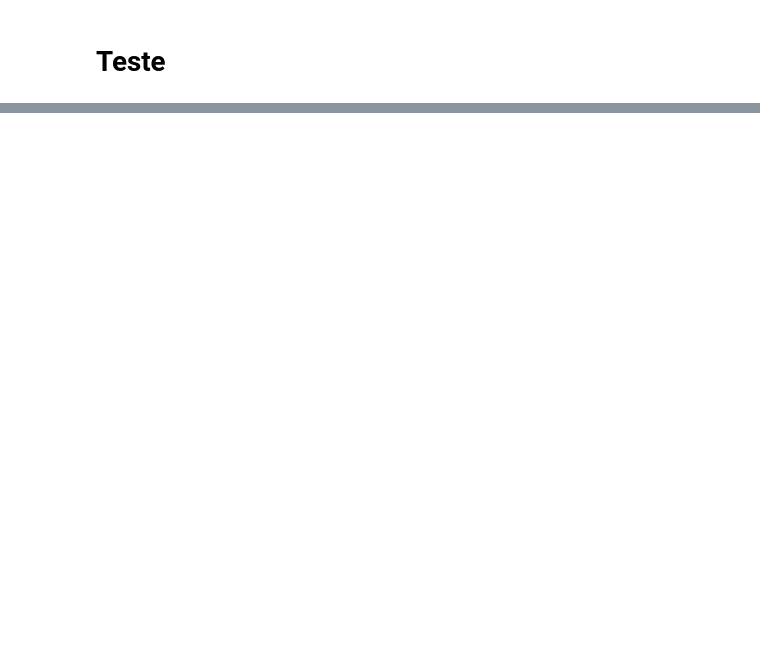
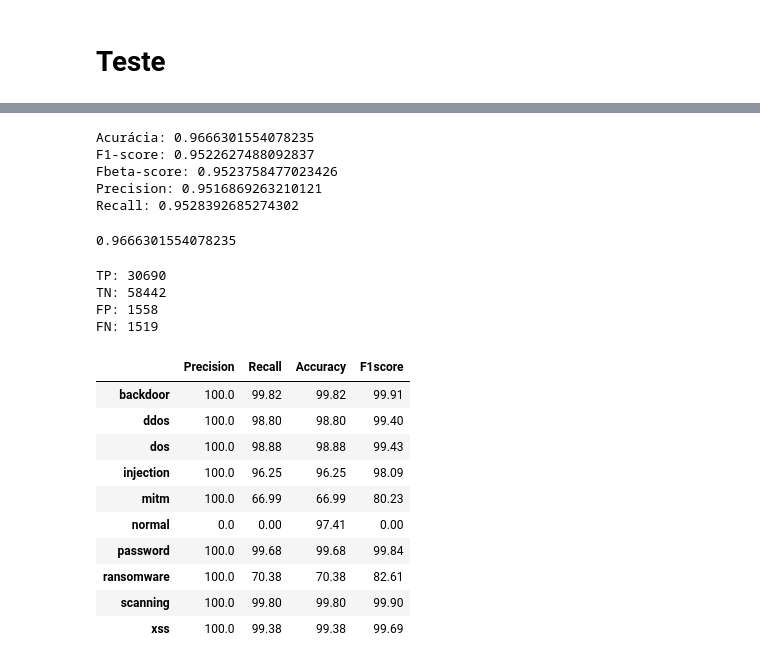
Before and after one commit to igorruys/ton-iot-mestrado, a Jupyter notebook: logreg_binario_novo.ipynb, the cells around one changed output, grey strips where cells are left out. Drawn from its saved outputs; the diff is of its cells as text; code cells hidden in the pictures; blank space fills up the shorter version.

```diff
--- a/logreg_binario_novo.ipynb
+++ b/logreg_binario_novo.ipynb
@@ -114,10 +171,11 @@ Melhor score de validação cruzada: 0.951666131380777
 # %%
 #Melhores hiperparametros com possibilidade de modelos maiores
-best_params = {'C': 10000.0, 'class_weight': 'balanced', 'max_iter': 250, 'random_state': 42, 'threshold': 0.5539457134966522}
+#best_params = {'C': 10000.0, 'class_weight': 'balanced', 'max_iter': 250, 'random_state': 42, 'threshold': 0.5539457134966522}
+best_params = {'C': 10000.0, 'class_weight': 'balanced', 'max_iter': 250, 'random_state': 42, 'threshold': 0.5552008115994623}
 # %% [markdown]
 # Seleção de Features
 # %%
-if False:
+if True:
     estimator = LogRegWithThreshold(**best_params)
 
     rfecv = RFECV(
@@ -185,7 +253,7 @@ model = LogRegWithThreshold(**best_params)
 
 Xtrain, Xval, ytrain, yval = train_test_split(Xdev_pre[features_selecionadas], ydev, test_size=0.2, random_state=42)
 
-model.fit(Xtrain, ytrain.label)
+model.fit(Xdev_pre, ydev.label)
 # %% [output]
 LogRegWithThreshold(C=10000.0, class_weight='balanced', dual=False,
                     fit_intercept=True, intercept_scaling=1, l1_ratio=None,
@@ -234,0 +302,12 @@ Recall: 0.9528392685274302
+# %%
+print('Acurácia:', accuracy_score(ytest.label, ytest_pred))
+print('F1-score:', f1_score(ytest.label, ytest_pred))
+print('Fbeta-score:', custom_fbeta(ytest.label, ytest_pred))
+print('Precision:', precision_score(ytest.label, ytest_pred))
+print('Recall:', recall_score(ytest.label, ytest_pred))
+# %% [output]
+Acurácia: 0.9666301554078235
+F1-score: 0.9522627488092837
+Fbeta-score: 0.9523758477023426
+Precision: 0.9516869263210121
+Recall: 0.9528392685274302
@@ -234,0 +319,42 @@ Recall: 0.9528392685274302
+# %%
+(TP + TN)/(TP + TN + FP + FN)
+# %% [output]
+0.9666301554078235
+# %%
+print('TP:', TP)
+print('TN:', TN)
+print('FP:', FP)
+print('FN:', FN)
+# %% [output]
+TP: 30690
+TN: 58442
+FP: 1558
+FN: 1519
+# %%
+from sklearn.preprocessing import LabelEncoder
+
+classes = sorted(ytest.type.unique())
+metrics = {'Precision':[], 'Recall':[], 'Accuracy':[], 'F1score':[]}
+for c in classes:
+    mask_c = ytest.type == c
+    pred = model.predict(Xtest_pre[features_selecionadas])[mask_c]
+    real = ytest.label[mask_c]
+
+    metrics['Precision'].append(precision_score(real, pred))
+    metrics['Recall'].append(recall_score(real, pred))
+    metrics['Accuracy'].append(accuracy_score(real, pred))
+    metrics['F1score'].append(f1_score(real, pred))
+
+pd.DataFrame(metrics, index=le.classes_).round(4)*100
+# %% [output]
+|  | Precision | Recall | Accuracy | F1score |
+| backdoor | 100.0 | 99.82 | 99.82 | 99.91 |
+| ddos | 100.0 | 98.80 | 98.80 | 99.40 |
+| dos | 100.0 | 98.88 | 98.88 | 99.43 |
+| injection | 100.0 | 96.25 | 96.25 | 98.09 |
+| mitm | 100.0 | 66.99 | 66.99 | 80.23 |
+| normal | 0.0 | 0.00 | 97.41 | 0.00 |
+| password | 100.0 | 99.68 | 99.68 | 99.84 |
+| ransomware | 100.0 | 70.38 | 70.38 | 82.61 |
+| scanning | 100.0 | 99.80 | 99.80 | 99.90 |
+| xss | 100.0 | 99.38 | 99.38 | 99.69 |
```
Also changed, not shown: parts of 15 cells of this notebook, 4 other files.
